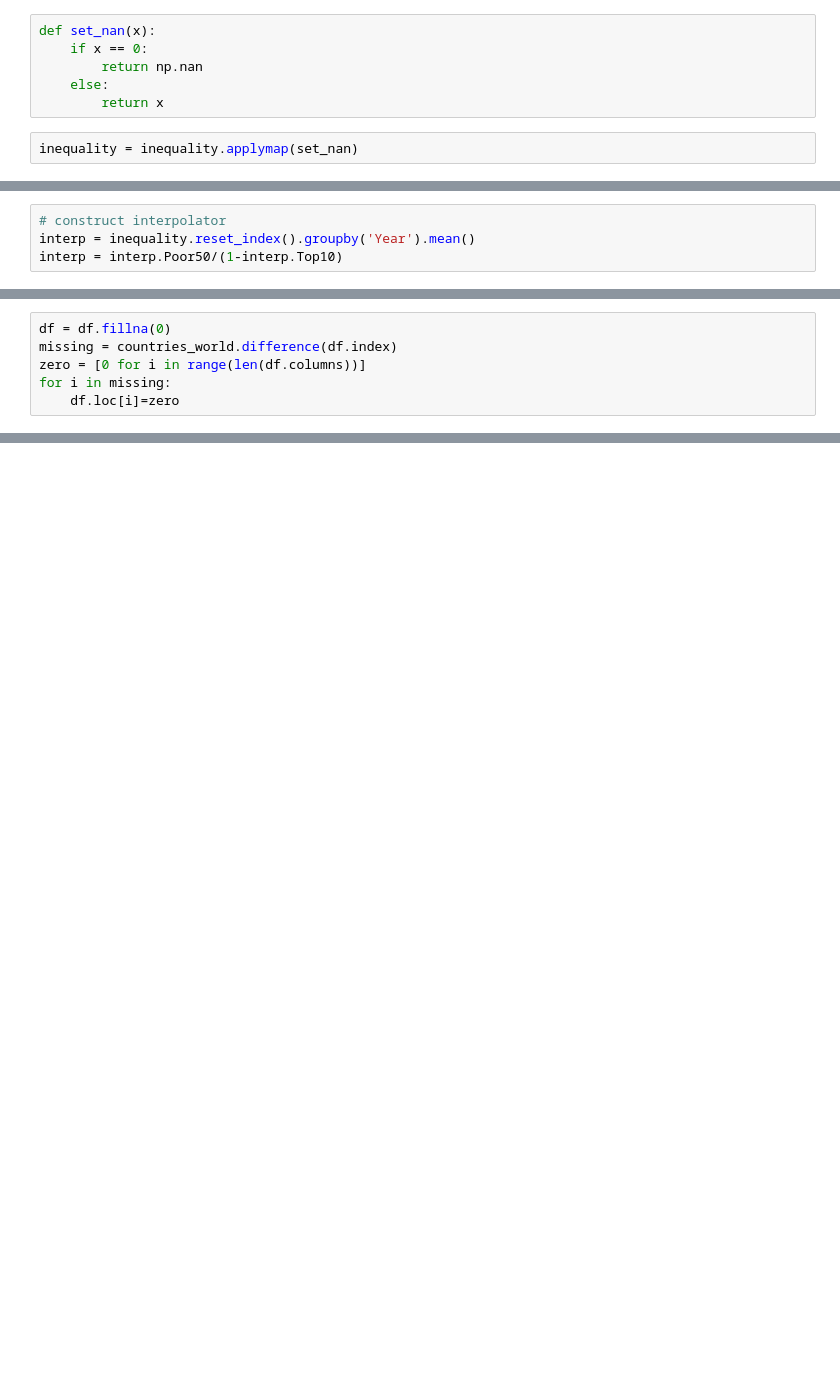
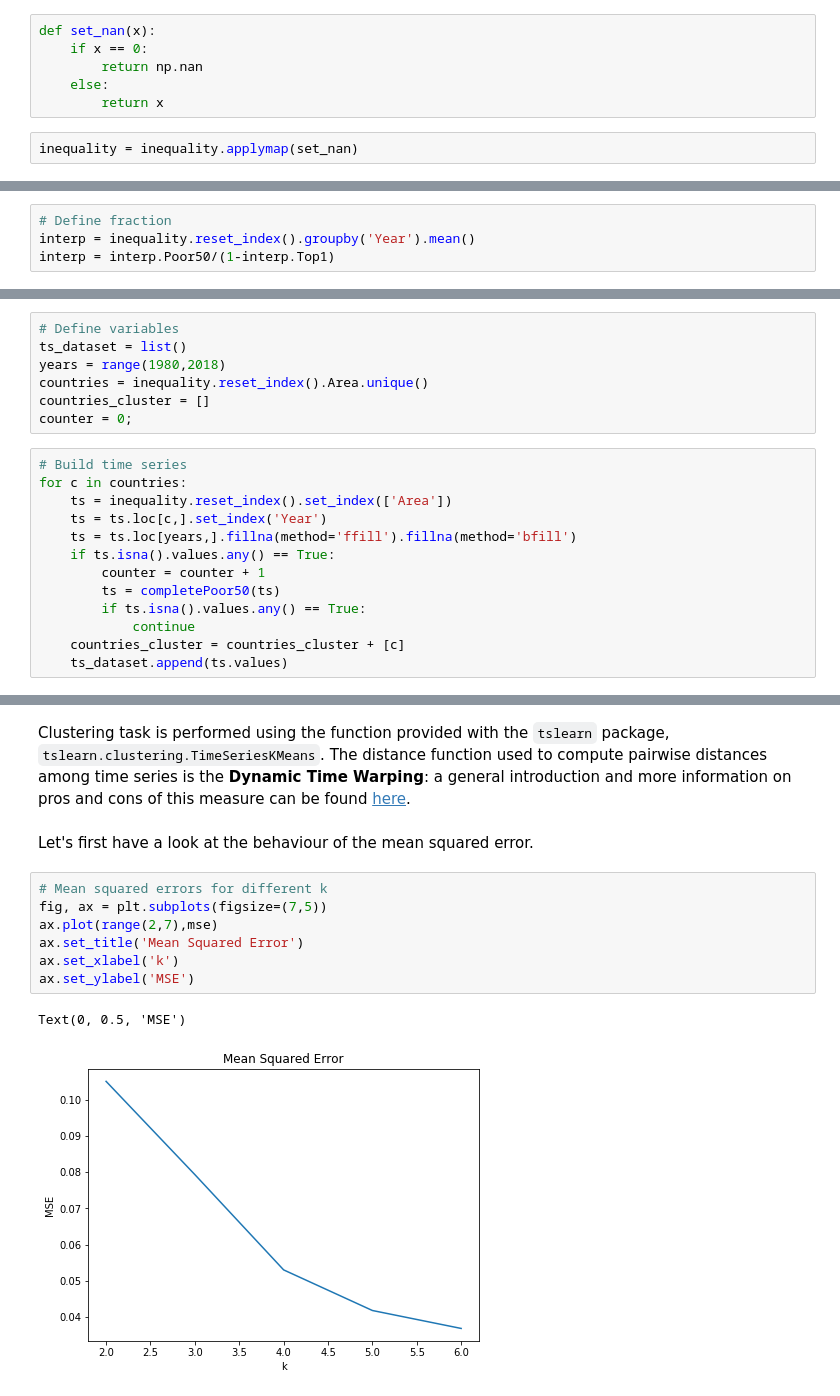
Before and after one commit to GabboM/ADA_Project, a Jupyter notebook: GlobalInequality.ipynb, the cells around one changed output, grey strips where cells are left out. Cells and saved outputs as stored; diff of their text form; blank space fills up the shorter version.

```diff
--- a/GlobalInequality.ipynb
+++ b/GlobalInequality.ipynb
@@ -95,7 +90,7 @@ inequality_copy = inequality.copy()
 # %%
-# construct interpolator
+# Define fraction
 interp = inequality.reset_index().groupby('Year').mean()
-interp = interp.Poor50/(1-interp.Top10)
+interp = interp.Poor50/(1-interp.Top1)
 # %%
 np.mean(interp), np.std(interp)
 # %% [output]
@@ -229,6 +118,0 @@ df
-# %%
-df = df.fillna(0)
-missing = countries_world.difference(df.index)
-zero = [0 for i in range(len(df.columns))]
-for i in missing:
-    df.loc[i]=zero
@@ -305,0 +127,20 @@ plotly.offline.plot(fig, filename='name.html')
+# %%
+# Define variables
+ts_dataset = list()
+years = range(1980,2018)
+countries = inequality.reset_index().Area.unique()
+countries_cluster = []
+counter = 0;
+# %%
+# Build time series
+for c in countries:
+    ts = inequality.reset_index().set_index(['Area'])
+    ts = ts.loc[c,].set_index('Year')
+    ts = ts.loc[years,].fillna(method='ffill').fillna(method='bfill')
+    if ts.isna().values.any() == True:
+        counter = counter + 1
+        ts = completePoor50(ts)
+        if ts.isna().values.any() == True:
+            continue
+    countries_cluster = countries_cluster + [c]
+    ts_dataset.append(ts.values)
@@ -305,0 +171,14 @@ plotly.offline.plot(fig, filename='name.html')
+# %% [markdown]
+Clustering task is performed using the function provided with the `tslearn` package, `tslearn.clustering.TimeSeriesKMeans`. The distance function used to compute pairwise distances among time series is the **Dynamic Time Warping**: a general introduction and more information on pros and cons of this measure can be found [here](https://medium.com/datadriveninvestor/dynamic-time-warping-dtw-d51d1a1e4afc).
+# %% [markdown]
+Let's first have a look at the behaviour of the mean squared error.
+# %%
+# Mean squared errors for different k
+fig, ax = plt.subplots(figsize=(7,5))
+ax.plot(range(2,7),mse)
+ax.set_title('Mean Squared Error')
+ax.set_xlabel('k')
+ax.set_ylabel('MSE')
+# %% [output]
+Text(0, 0.5, 'MSE')
+[figure, added]
```
Also changed, not shown: parts of 75 cells of this notebook.
